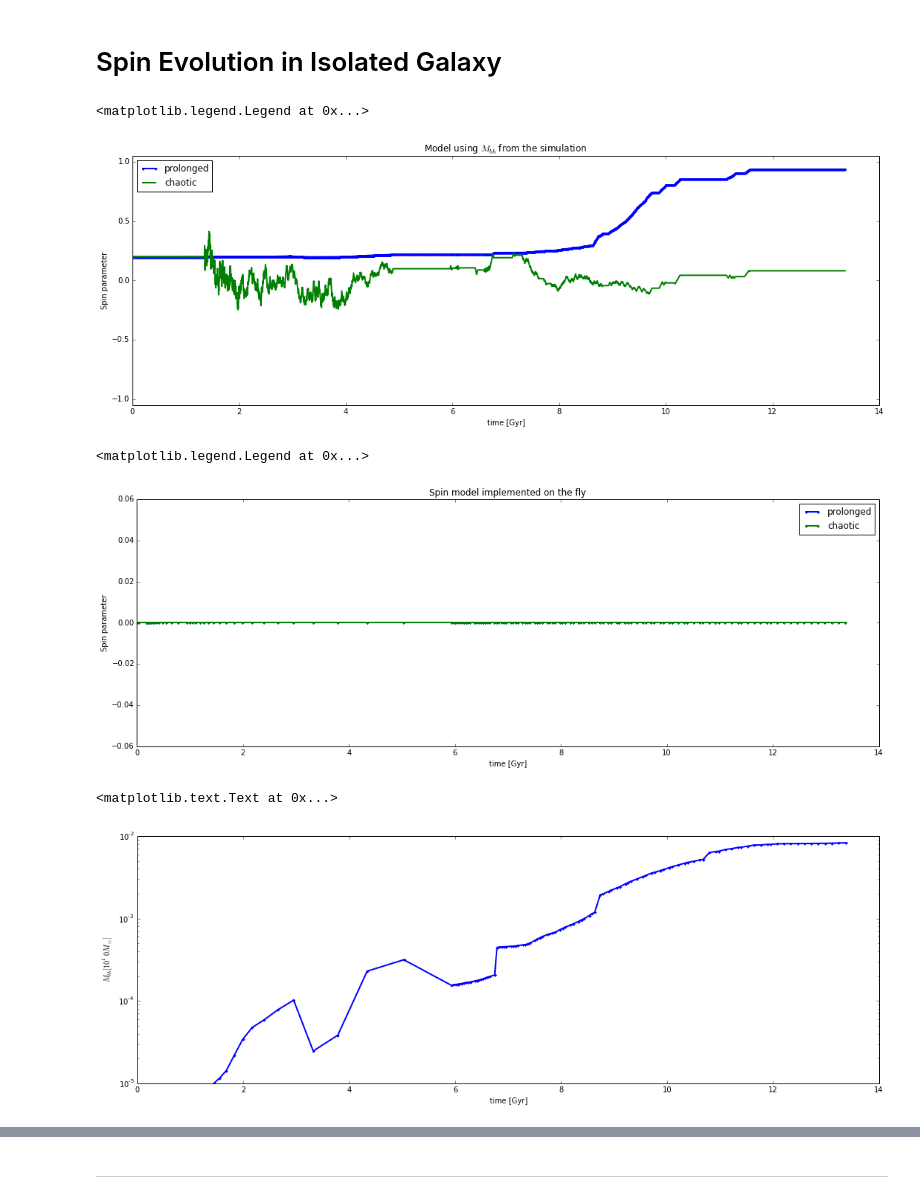
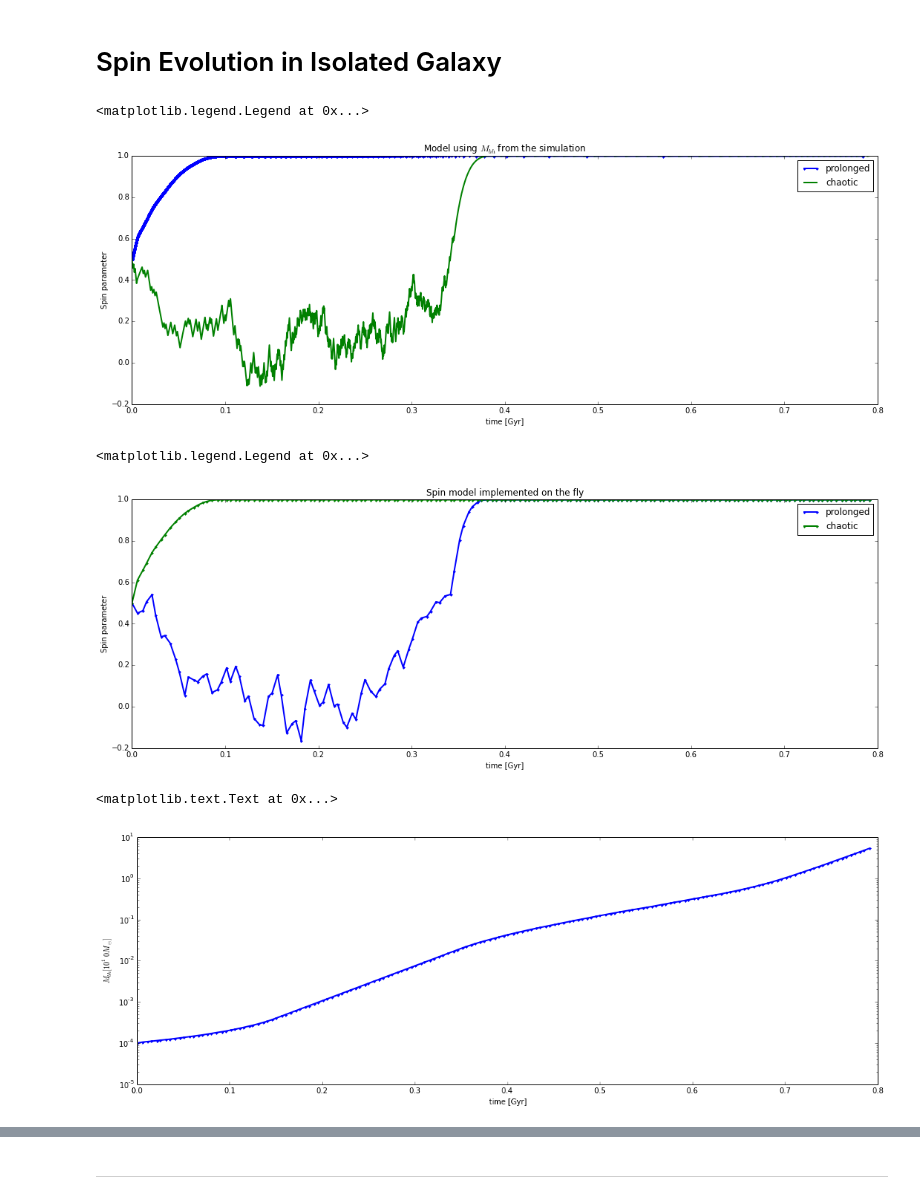
Before and after one commit to sbustamante/CosmologicalBlackHoles, a Jupyter notebook: Codes/spin_evolution.ipynb, the cells around one changed output, grey strips where cells are left out. Cells and saved outputs as stored; diff of their text form; code cells hidden in the pictures.

Commit message:
Updating alignment evolution

```diff
--- a/Codes/spin_evolution.ipynb
+++ b/Codes/spin_evolution.ipynb
@@ -39,7 +39,7 @@ execfile( './scripts/dynamical_friction.py' )
 #Data folder
 DataFolder = '/home/bustamsn/PhD/Data/spin_evolution/'
 #Results folder
-DataResults = '/home/bustamsn/PhD/Data/spin_evolution/data/'
+#DataResults = '/home/bustamsn/PhD/Data/spin_evolution/data/'
 DataResults = './results/'
 #Loaddata flag
 LoadData = True
@@ -110,9 +112,9 @@ plt.plot( MfM0, spin_evolution( MfM0, -1.0 ) )
 execfile( './scripts/dynamical_friction.py' )
 LoadData = True
 #Loading simulations
-test01 = black_hole_sim( simulation = '1330DeBruyne_ZoomFactor3',
+test01 = black_hole_sim( simulation = 'test00',
                          snapbase = 'snapshot',
-                         n_snap = 133,
+                         n_snap = 159,
                          datafolder = DataFolder,
                          resultsfolder = DataResults,
                          center = [250,250,250] )
@@ -122,7 +124,7 @@ if LoadData:
 else:
     test01.read_trajectory( )
 
-test00 = black_hole_sim( simulation = '1330DeBruyne_ZoomFactor3',
+test00 = black_hole_sim( simulation = 'test01',
                          snapbase = 'snapshot',
                          n_snap = 133,
                          datafolder = DataFolder,
@@ -136,39 +138,35 @@ else:
 # %%
 plt.figure( figsize = (18,6) )
 
-test00.spin_evolution( mode='continuous', alpha = 0.1, a0 = 0.2 )
+test00.spin_evolution( mode='continuous', alpha = 0.1, a0 = 0.5 )
 plt.plot( test00.tms, test00.aps, '.-', label='prolonged', lw=2 )
 
-test01.spin_evolution( mode='chaotic', alpha = 0.1, a0 = 0.2 )
+test01.spin_evolution( mode='chaotic', alpha = 0.1, a0 = 0.5 )
 plt.plot( test01.tms, test01.aps, '-', label='chaotic', lw=2 )
 
 plt.title('Model using $M_{bh}$ from the simulation')
-plt.ylim( (-1.05,1.05) )
-#plt.xlim( (0.0,0.2) )
 plt.ylabel("Spin parameter")
 plt.xlabel("time [Gyr]")
-plt.legend(loc='upper left')
+plt.legend(loc='upper right')
 # %% [output]
 <matplotlib.legend.Legend at 0x...>
-[figure, old version]
+[figure, new version]
 # %%
 plt.figure( figsize = (18,6) )
 plt.plot( test00.t, test00.a, '.-', label = 'prolonged', lw=2 )
 plt.plot( test01.t, test01.a, '.-', label = 'chaotic', lw=2 )
-#plt.xlim( (0,0.2) )
-#plt.ylim( (-0.2,1.1) )
 plt.ylabel("Spin parameter")
 plt.xlabel("time [Gyr]")
 plt.title('Spin model implemented on the fly')
 plt.legend()
 # %% [output]
 <matplotlib.legend.Legend at 0x...>
-[figure, old version]
+[figure, new version]
 # %%
 plt.figure( figsize = (18,6) )
-plt.semilogy( test01.t, test01.mbh, '.-', lw=2 )
+plt.semilogy( test00.t, test00.mbh, '.-', lw=2 )
 plt.ylabel("$M_{bh} [10^10 M_{\odot}]$")
 plt.xlabel("time [Gyr]")
 # %% [output]
 <matplotlib.text.Text at 0x...>
-[figure, old version]
+[figure, new version]
```
Also changed, not shown: parts of 3 cells of this notebook, 3 other files.
